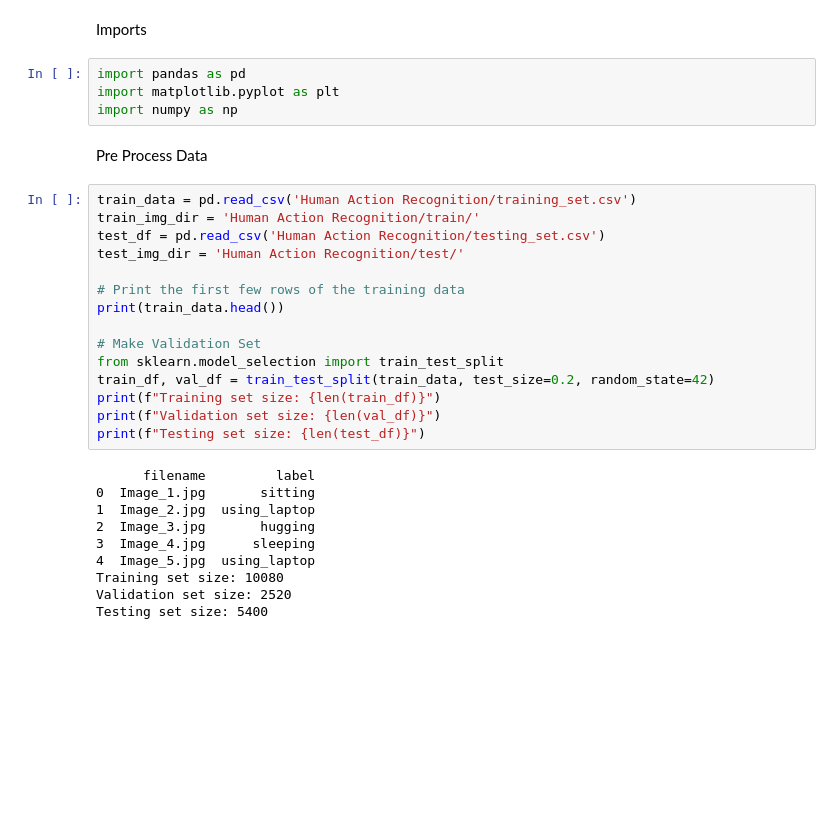
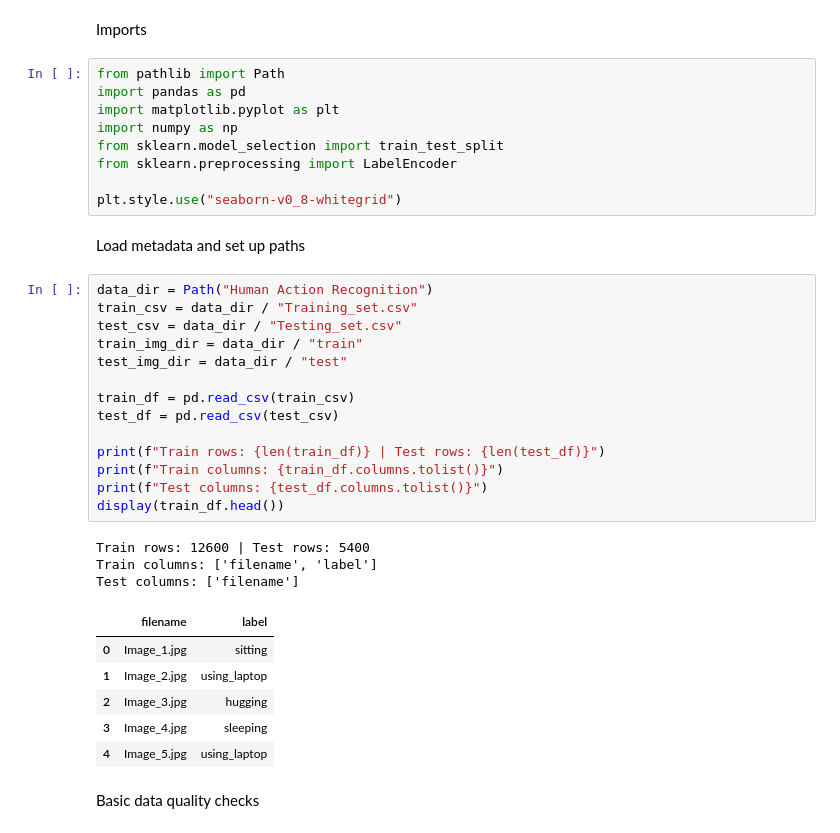
Before and after one commit to beibitzh/Human-Prediction-System, a Jupyter notebook: model.ipynb, the cells around one changed output. Saved outputs shown, nothing was run; the diff lists cells and outputs as text; blank space fills up the shorter version.

```diff
--- a/model.ipynb
+++ b/model.ipynb
@@ -1,33 +1,39 @@
 # %% [markdown]
 Imports
 # %%
+from pathlib import Path
 import pandas as pd
 import matplotlib.pyplot as plt
 import numpy as np
+from sklearn.model_selection import train_test_split
+from sklearn.preprocessing import LabelEncoder
+
+plt.style.use("seaborn-v0_8-whitegrid")
-# %% [markdown]
-Pre Process Data
-# %%
-train_data = pd.read_csv('Human Action Recognition/training_set.csv')
-train_img_dir = 'Human Action Recognition/train/'
-test_df = pd.read_csv('Human Action Recognition/testing_set.csv')
-test_img_dir = 'Human Action Recognition/test/'
-
-# Print the first few rows of the training data
-print(train_data.head())
-
-# Make Validation Set
-from sklearn.model_selection import train_test_split
-train_df, val_df = train_test_split(train_data, test_size=0.2, random_state=42)
-print(f"Training set size: {len(train_df)}")
-print(f"Validation set size: {len(val_df)}")
-print(f"Testing set size: {len(test_df)}")
-# %% [output]
-      filename         label
-0  Image_1.jpg       sitting
-1  Image_2.jpg  using_laptop
-2  Image_3.jpg       hugging
-3  Image_4.jpg      sleeping
-4  Image_5.jpg  using_laptop
-Training set size: 10080
-Validation set size: 2520
-Testing set size: 5400
+# %% [markdown]
+Load metadata and set up paths
+# %%
+data_dir = Path("Human Action Recognition")
+train_csv = data_dir / "Training_set.csv"
+test_csv = data_dir / "Testing_set.csv"
+train_img_dir = data_dir / "train"
+test_img_dir = data_dir / "test"
+
+train_df = pd.read_csv(train_csv)
+test_df = pd.read_csv(test_csv)
+
+print(f"Train rows: {len(train_df)} | Test rows: {len(test_df)}")
+print(f"Train columns: {train_df.columns.tolist()}")
+print(f"Test columns: {test_df.columns.tolist()}")
+display(train_df.head())
+# %% [output]
+Train rows: 12600 | Test rows: 5400
+Train columns: ['filename', 'label']
+Test columns: ['filename']
+|  | filename | label |
+| 0 | Image_1.jpg | sitting |
+| 1 | Image_2.jpg | using_laptop |
+| 2 | Image_3.jpg | hugging |
+| 3 | Image_4.jpg | sleeping |
+| 4 | Image_5.jpg | using_laptop |
+# %% [markdown]
+Basic data quality checks
```
Also changed, not shown: parts of 7 cells of this notebook.
